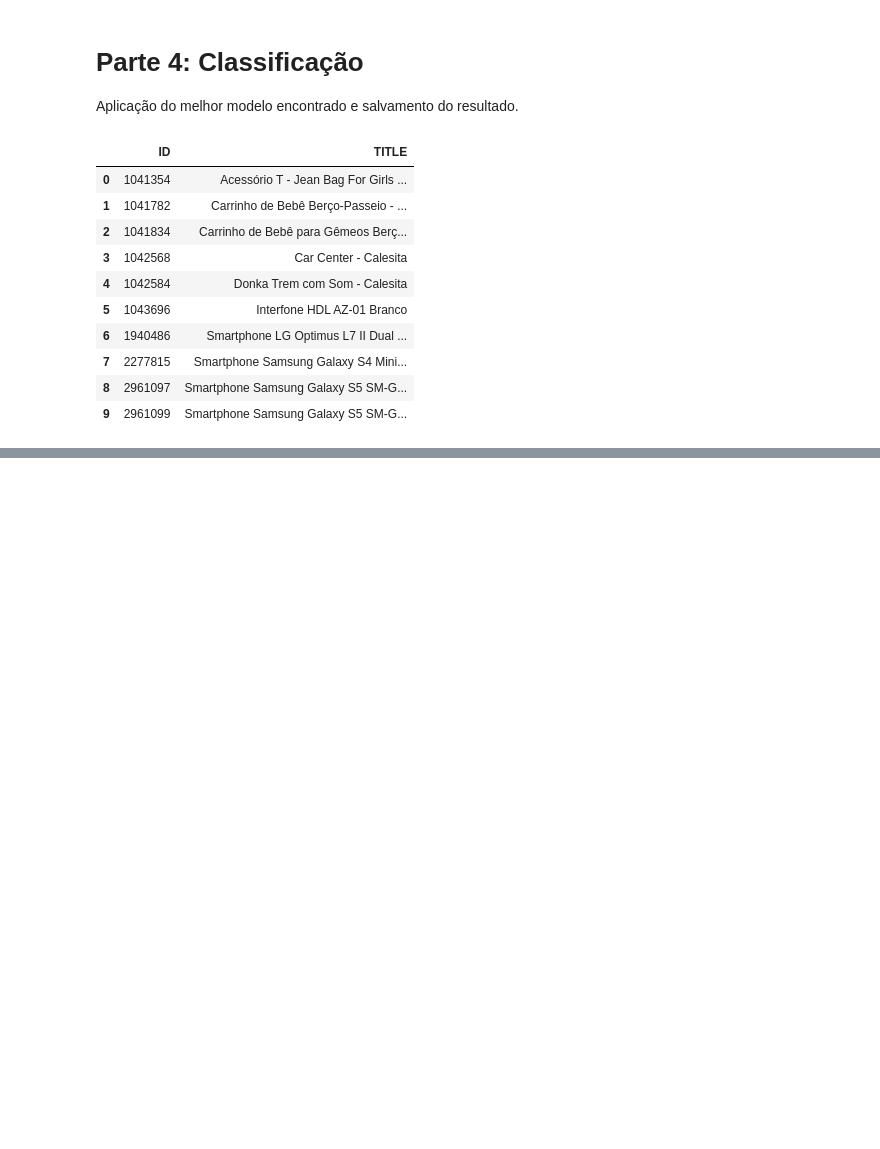
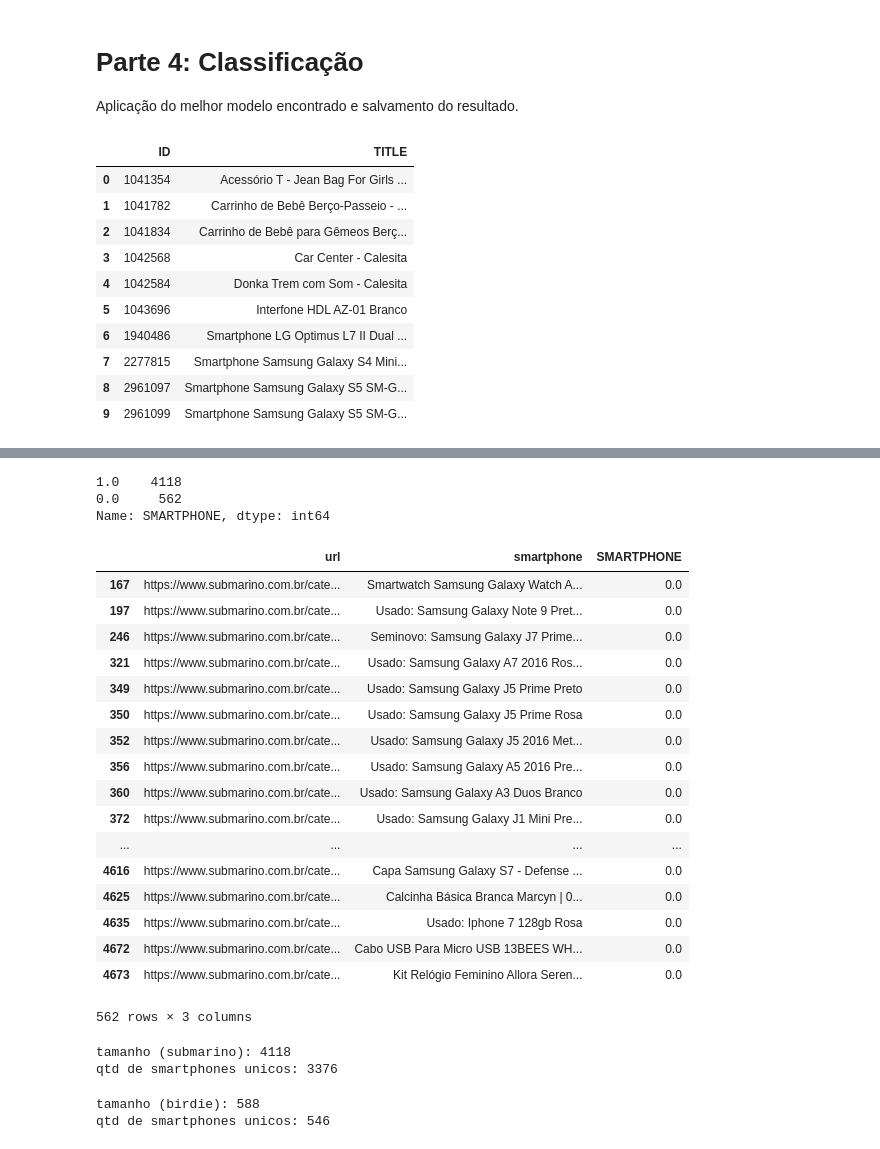
Before and after one commit to JAugusto97/SmartphoneClassifier, a Jupyter notebook: birdie_ps_2019.ipynb, the cells around one changed output, grey strips where cells are left out. Drawn from its saved outputs; the diff is of its cells as text; code cells hidden in the pictures; blank space fills up the shorter version.

```diff
--- a/birdie_ps_2019.ipynb
+++ b/birdie_ps_2019.ipynb
@@ -275,0 +299,32 @@ data.to_csv('data/resultados.tsv', sep='\t')
+# %%
+vect = CountVectorizer().fit(data['TITLE'])
+X = vect.transform(submarino_data['smartphone'])
+y = modelos['multinomial_naive_bayes'].predict(X)
+submarino_data['SMARTPHONE'] = y
+# %%
+submarino_data['SMARTPHONE'].value_counts()
+# %% [output]
+1.0    4118
+0.0     562
+Name: SMARTPHONE, dtype: int64
+# %%
+submarino_data[submarino_data['SMARTPHONE'] == 0]
+# %% [output]
+|  | url | smartphone | SMARTPHONE |
+| 167 | https://www.submarino.com.br/cate... | Smartwatch Samsung Galaxy Watch A... | 0.0 |
+| 197 | https://www.submarino.com.br/cate... | Usado: Samsung Galaxy Note 9 Pret... | 0.0 |
+| 246 | https://www.submarino.com.br/cate... | Seminovo: Samsung Galaxy J7 Prime... | 0.0 |
+| 321 | https://www.submarino.com.br/cate... | Usado: Samsung Galaxy A7 2016 Ros... | 0.0 |
+| 349 | https://www.submarino.com.br/cate... | Usado: Samsung Galaxy J5 Prime Preto | 0.0 |
+| 350 | https://www.submarino.com.br/cate... | Usado: Samsung Galaxy J5 Prime Rosa | 0.0 |
+| 352 | https://www.submarino.com.br/cate... | Usado: Samsung Galaxy J5 2016 Met... | 0.0 |
+| 356 | https://www.submarino.com.br/cate... | Usado: Samsung Galaxy A5 2016 Pre... | 0.0 |
+| 360 | https://www.submarino.com.br/cate... | Usado: Samsung Galaxy A3 Duos Branco | 0.0 |
+| 372 | https://www.submarino.com.br/cate... | Usado: Samsung Galaxy J1 Mini Pre... | 0.0 |
+| ... | ... | ... | ... |
+| 4616 | https://www.submarino.com.br/cate... | Capa Samsung Galaxy S7 - Defense ... | 0.0 |
+| 4625 | https://www.submarino.com.br/cate... | Calcinha Básica Branca Marcyn | 0... | 0.0 |
+| 4635 | https://www.submarino.com.br/cate... | Usado: Iphone 7 128gb Rosa | 0.0 |
+| 4672 | https://www.submarino.com.br/cate... | Cabo USB Para Micro USB 13BEES WH... | 0.0 |
+| 4673 | https://www.submarino.com.br/cate... | Kit Relógio Feminino Allora Seren... | 0.0 |
+562 rows × 3 columns
@@ -275,0 +336,12 @@ data.to_csv('data/resultados.tsv', sep='\t')
+# %%
+print('tamanho (submarino):', len(submarino_data['TITLE']))
+print('qtd de smartphones unicos:', submarino_data['TITLE'].nunique())
+# %% [output]
+tamanho (submarino): 4118
+qtd de smartphones unicos: 3376
+# %%
+print('tamanho (birdie):', len(birdie_data['TITLE']))
+print('qtd de smartphones unicos:', birdie_data['TITLE'].nunique())
+# %% [output]
+tamanho (birdie): 588
+qtd de smartphones unicos: 546
```
Also changed, not shown: parts of 24 cells of this notebook, 13 other files.
